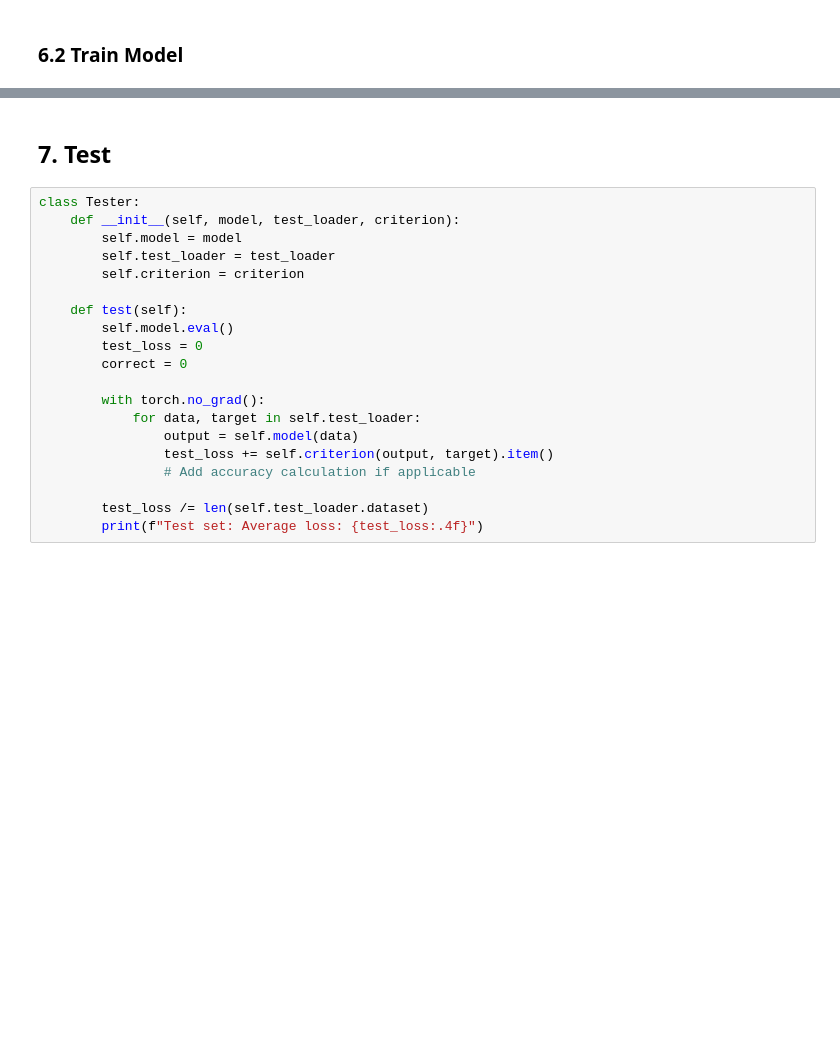
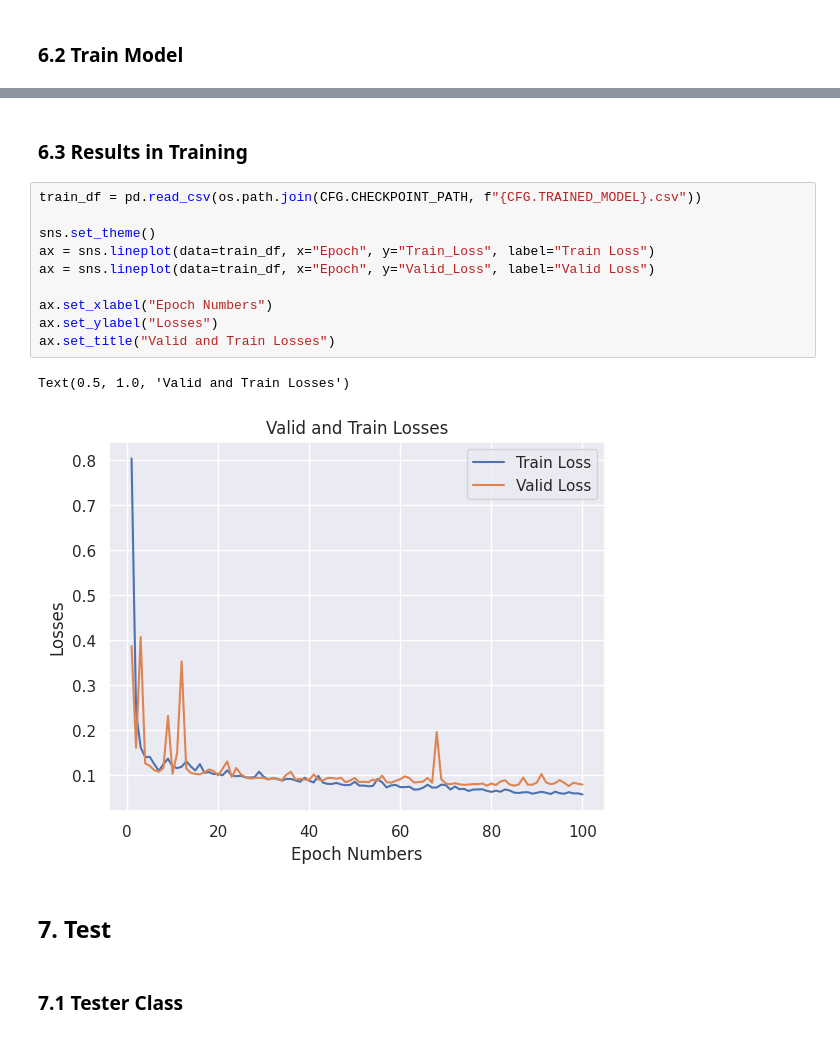
Before and after one commit to Kaggler-uofa/jin, a Jupyter notebook: A-UNet.ipynb, the cells around one changed output, grey strips where cells are left out. Cells and saved outputs as stored; diff of their text form; blank space fills up the shorter version.

Commit message:
update A-UNet and checkpoints

```diff
--- a/A-UNet.ipynb
+++ b/A-UNet.ipynb
@@ -624,22 +820,19 @@ trainer.train(epochs=CFG.NUM_EPOCHS)
+# %% [markdown]
+### 6.3 Results in Training
+# %%
+train_df = pd.read_csv(os.path.join(CFG.CHECKPOINT_PATH, f"{CFG.TRAINED_MODEL}.csv"))
+
+sns.set_theme()
+ax = sns.lineplot(data=train_df, x="Epoch", y="Train_Loss", label="Train Loss")
+ax = sns.lineplot(data=train_df, x="Epoch", y="Valid_Loss", label="Valid Loss")
+
+ax.set_xlabel("Epoch Numbers")
+ax.set_ylabel("Losses")
+ax.set_title("Valid and Train Losses")
+# %% [output]
+Text(0.5, 1.0, 'Valid and Train Losses')
+[figure, added]
 # %% [markdown]
 ## 7. Test
-# %%
-class Tester:
-    def __init__(self, model, test_loader, criterion):
-        self.model = model
-        self.test_loader = test_loader
-        self.criterion = criterion
-
-    def test(self):
-        self.model.eval()
-        test_loss = 0
-        correct = 0
-
-        with torch.no_grad():
-            for data, target in self.test_loader:
-                output = self.model(data)
-                test_loss += self.criterion(output, target).item()
-                # Add accuracy calculation if applicable
-
-        test_loss /= len(self.test_loader.dataset)
-        print(f"Test set: Average loss: {test_loss:.4f}")
+# %% [markdown]
+### 7.1 Tester Class
```
Also changed, not shown: parts of 25 cells of this notebook, 2 other files.
